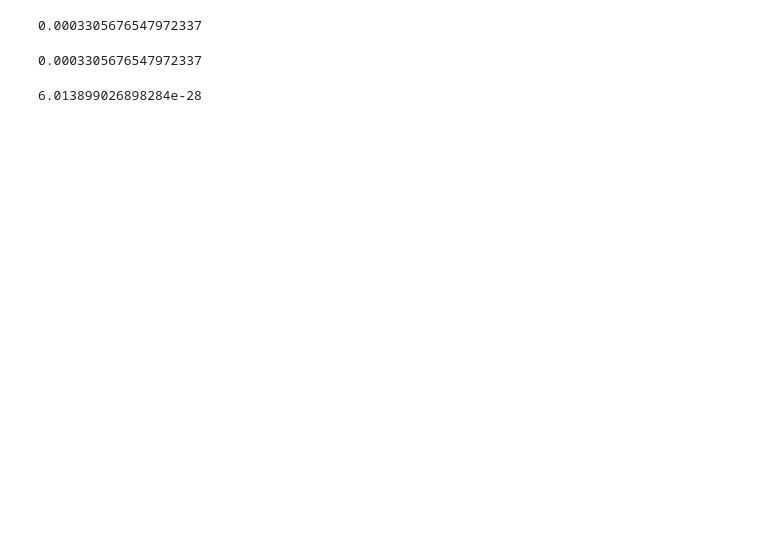
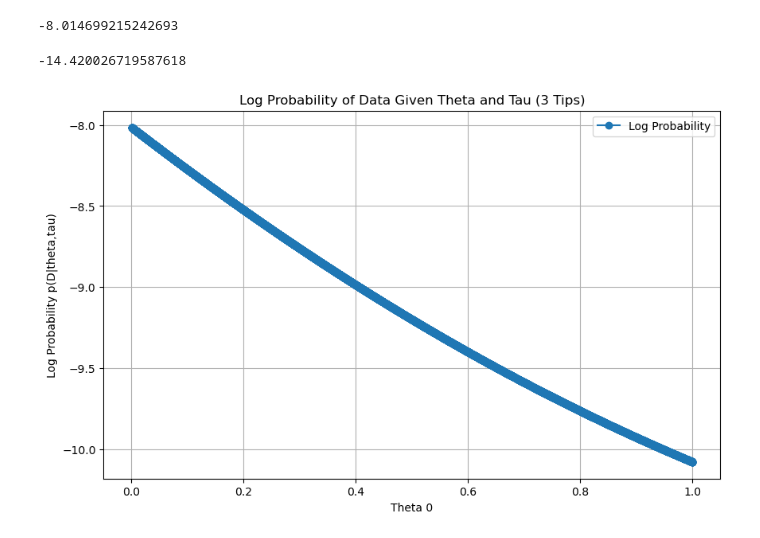
Before and after one commit to ZiruiYin/bayesian_phylogenetics, a Jupyter notebook: JC69sim.ipynb, the cells around one changed output. Drawn from its saved outputs; the diff is of its cells as text; code cells hidden in the pictures; blank space fills up the shorter version.

Commit message:
add plot

```diff
--- a/JC69sim.ipynb
+++ b/JC69sim.ipynb
@@ -32,10 +57,6 @@ data = [['T', 'C', 'A'],
         ['T', 'C', 'C']]
 theta = [0.001, 0.001, 0.001]
 
-calculate_p_D_given_tau_theta(theta, data, 3)
+calculate_p_D_given_tau_theta_3(theta, data, 3)
 # %% [output]
-0.0003305676547972337
+-8.014699215242693
-# %%
-calculate_p_D_given_tau_theta(theta, data, 3)
-# %% [output]
-0.0003305676547972337
@@ -68,6 +67,31 @@ data = [['T', 'C', 'A'],
         ['T', 'C', 'G']]
 
 theta = [0.001, 0.001, 0.001, 0.001, 0.002]
-calculate_p_D_given_tau_theta_4(theta, data)
+calculate_p_D_given_tau_theta_4(theta, data, 3)
 # %% [output]
-6.013899026898284e-28
+-14.420026719587618
+# %%
+data = [['T', 'C', 'A'],
+        ['T', 'C', 'A'],
+        ['T', 'C', 'C']]
+fixed_theta = [0.001, 0.001, 0.001]
+
+theta_0_values = np.linspace(0.001, 1, 10000)
+log_probabilities = []
+
+
+for theta_0 in theta_0_values:
+    theta = [theta_0, fixed_theta[1], fixed_theta[2]]
+    log_prob = calculate_p_D_given_tau_theta_3(theta, data, 3)
+    log_probabilities.append(log_prob)
+
+plt.figure(figsize=(10, 6))
+plt.plot(theta_0_values, log_probabilities, '-o', label='Log Probability')
+plt.xlabel('Theta 0')
+plt.ylabel('Log Probability p(D|theta,tau)')
+plt.title('Log Probability of Data Given Theta and Tau (3 Tips)')
+plt.legend()
+plt.grid(True)
+plt.show()
+# %% [output]
+[figure, added]
```
Also changed, not shown: parts of 2 cells of this notebook.
